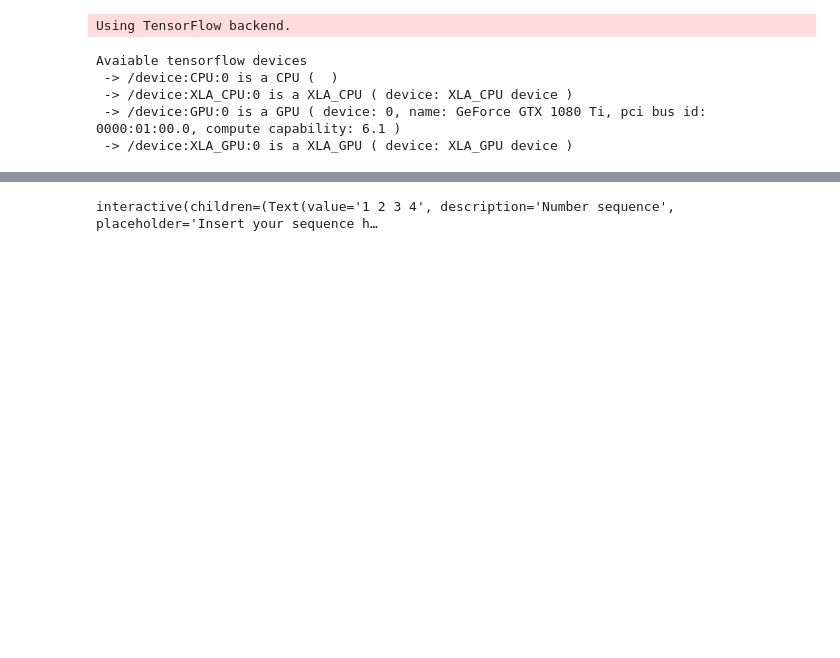
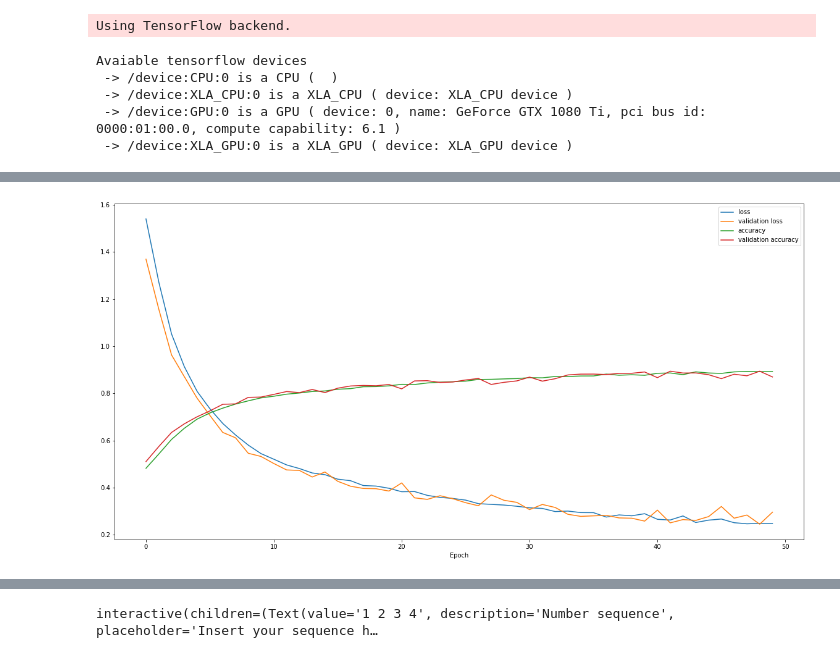
Before and after one commit to fhac-ewi/recurrent-neural-network, a Jupyter notebook: NumberSeriesTest.ipynb, the cells around one changed output, grey strips where cells are left out. Cells and saved outputs as stored; diff of their text form; code cells hidden in the pictures; blank space fills up the shorter version.

```diff
--- a/NumberSeriesTest.ipynb
+++ b/NumberSeriesTest.ipynb
@@ -191,0 +197,11 @@ plt.show()
+# %%
+gru_model = create_model(GRU)
+
+print("Training model:")
+print(gru_model.summary())
+
+start = time.time()
+loss_gru, acc_gru, val_loss_gru, val_acc_gru = train(gru_model, X_train, y_train, X_val, y_val, encoder, EPOCHS)
+end = time.time()
+
+print("Training took", timedelta(seconds=end - start))
@@ -191,0 +226,14 @@ plt.show()
+# %%
+fig, ax = plt.subplots(1, 1)
+
+ax.plot(loss_gru, label='loss')
+ax.plot(val_loss_gru, label='validation loss')
+ax.plot(acc_gru, label='accuracy')
+ax.plot(val_acc_gru, label='validation accuracy')
+ax.set_xlabel("Epoch")
+ax.legend()
+fig.set_size_inches(20, 10)
+
+plt.show()
+# %% [output]
+[figure, added]
```
Also changed, not shown: parts of 11 cells of this notebook.
